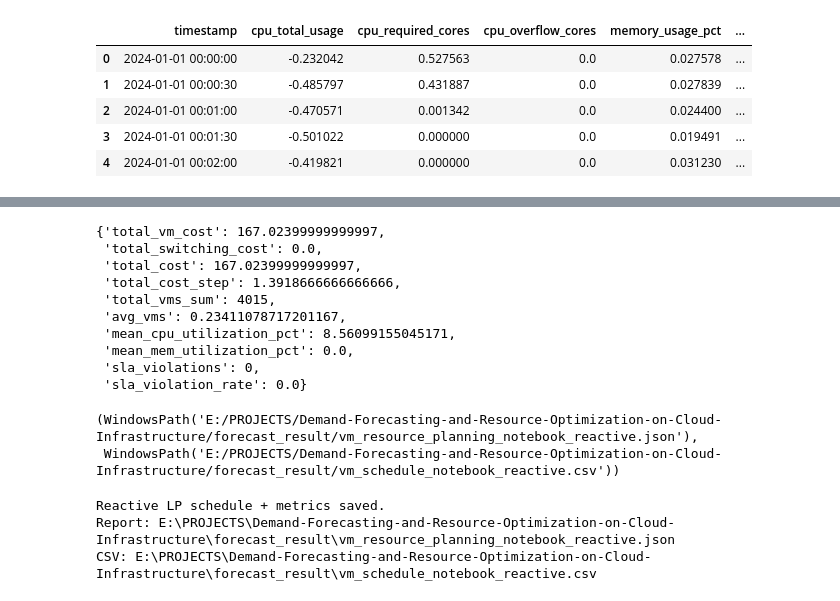
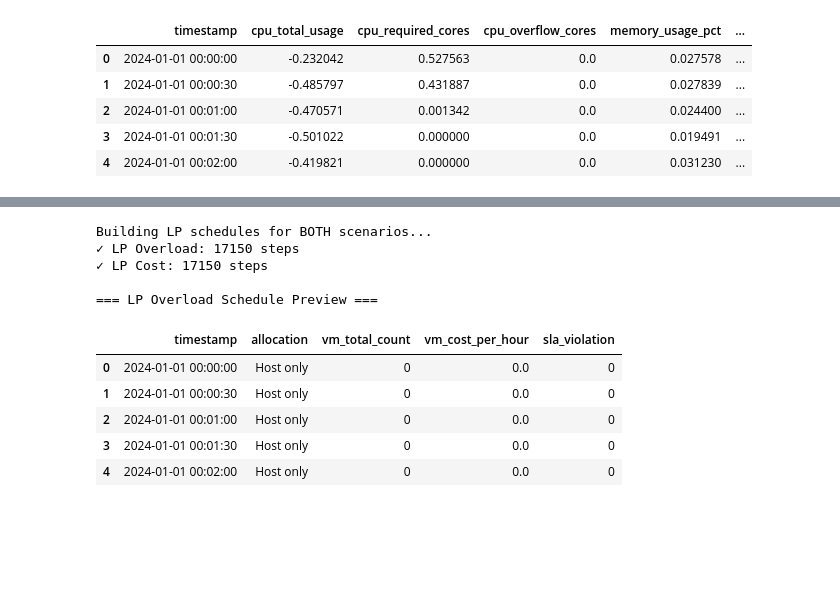
Before and after one commit to anpham-sdh241/Demand-Forecasting-and-Resource-Optimization-on-Cloud-Infrastructure, a Jupyter notebook: vm_resource_planner.ipynb, the cells around one changed output, grey strips where cells are left out. Saved outputs shown, nothing was run; the diff lists cells and outputs as text; code cells hidden in the pictures; blank space fills up the shorter version.

```diff
--- a/vm_resource_planner.ipynb
+++ b/vm_resource_planner.ipynb
@@ -94,47 +95,27 @@ schedule_df.head()
-# %%
-metrics = compute_lp_metrics(schedule_df)
-metrics
-# %% [output]
-{'total_vm_cost': 167.02399999999997,
- 'total_switching_cost': 0.0,
- 'total_cost': 167.02399999999997,
- 'total_cost_step': 1.3918666666666666,
- 'total_vms_sum': 4015,
- 'avg_vms': 0.23411078717201167,
- 'mean_cpu_utilization_pct': 8.56099155045171,
- 'mean_mem_utilization_pct': 0.0,
- 'sla_violations': 0,
- 'sla_violation_rate': 0.0}
-# %%
-# Lưu kết quả reactive
-report_path = RESULTS_DIR / "vm_resource_planning_notebook_reactive.json"
-schedule_path = RESULTS_DIR / "vm_schedule_notebook_reactive.csv"
-
-schedule_records = schedule_df.copy()
-schedule_records['timestamp'] = pd.to_datetime(schedule_records['timestamp']).dt.strftime('%Y-%m-%d %H:%M:%S')
-
-report_payload = {
-    'model': 'vm_resource_planner_notebook_reactive',
-    'host_spec': HOST_SPEC,
-    'metrics': metrics,
-    'schedule': schedule_records.to_dict(orient='records'),
-}
-
-with open(report_path, 'w') as f:
-    json.dump(report_payload, f, indent=2)
-
-schedule_df.to_csv(schedule_path, index=False)
-
-report_path, schedule_path
-# %% [output]
-(WindowsPath('E:/PROJECTS/Demand-Forecasting-and-Resource-Optimization-on-Cloud-Infrastructure/forecast_result/vm_resource_planning_notebook_reactive.json'),
- WindowsPath('E:/PROJECTS/Demand-Forecasting-and-Resource-Optimization-on-Cloud-Infrastructure/forecast_result/vm_schedule_notebook_reactive.csv'))
-# %%
-# Hoàn tất
-print("Reactive LP schedule + metrics saved.")
-print("Report:", report_path)
-print("CSV:", schedule_path)
-# %% [output]
-Reactive LP schedule + metrics saved.
-Report: E:\PROJECTS\Demand-Forecasting-and-Resource-Optimization-on-Cloud-Infrastructure\forecast_result\vm_resource_planning_notebook_reactive.json
-CSV: E:\PROJECTS\Demand-Forecasting-and-Resource-Optimization-on-Cloud-Infrastructure\forecast_result\vm_schedule_notebook_reactive.csv
+# %%
+# Build schedules cho CẢ HAI scenarios
+print("Building LP schedules for BOTH scenarios...")
+
+# Scenario 1: OVERLOAD (objective=capacity)
+schedule_overload = build_reactive_schedule_for_scenario(requirements_df, vm_catalog, scenario="overload")
+print(f"✓ LP Overload: {len(schedule_overload)} steps")
+
+# Scenario 2: COST (objective=cost)
+schedule_cost = build_reactive_schedule_for_scenario(requirements_df, vm_catalog, scenario="cost")
+print(f"✓ LP Cost: {len(schedule_cost)} steps")
+
+# Preview
+print("\n=== LP Overload Schedule Preview ===")
+display(schedule_overload[['timestamp', 'allocation', 'vm_total_count', 'vm_cost_per_hour', 'sla_violation']].head())
+# %% [output]
+Building LP schedules for BOTH scenarios...
+✓ LP Overload: 17150 steps
+✓ LP Cost: 17150 steps
+
+=== LP Overload Schedule Preview ===
+|  | timestamp | allocation | vm_total_count | vm_cost_per_hour | sla_violation |
+| 0 | 2024-01-01 00:00:00 | Host only | 0 | 0.0 | 0 |
+| 1 | 2024-01-01 00:00:30 | Host only | 0 | 0.0 | 0 |
+| 2 | 2024-01-01 00:01:00 | Host only | 0 | 0.0 | 0 |
+| 3 | 2024-01-01 00:01:30 | Host only | 0 | 0.0 | 0 |
+| 4 | 2024-01-01 00:02:00 | Host only | 0 | 0.0 | 0 |
```
Also changed, not shown: parts of 7 cells of this notebook, 33 other files.
